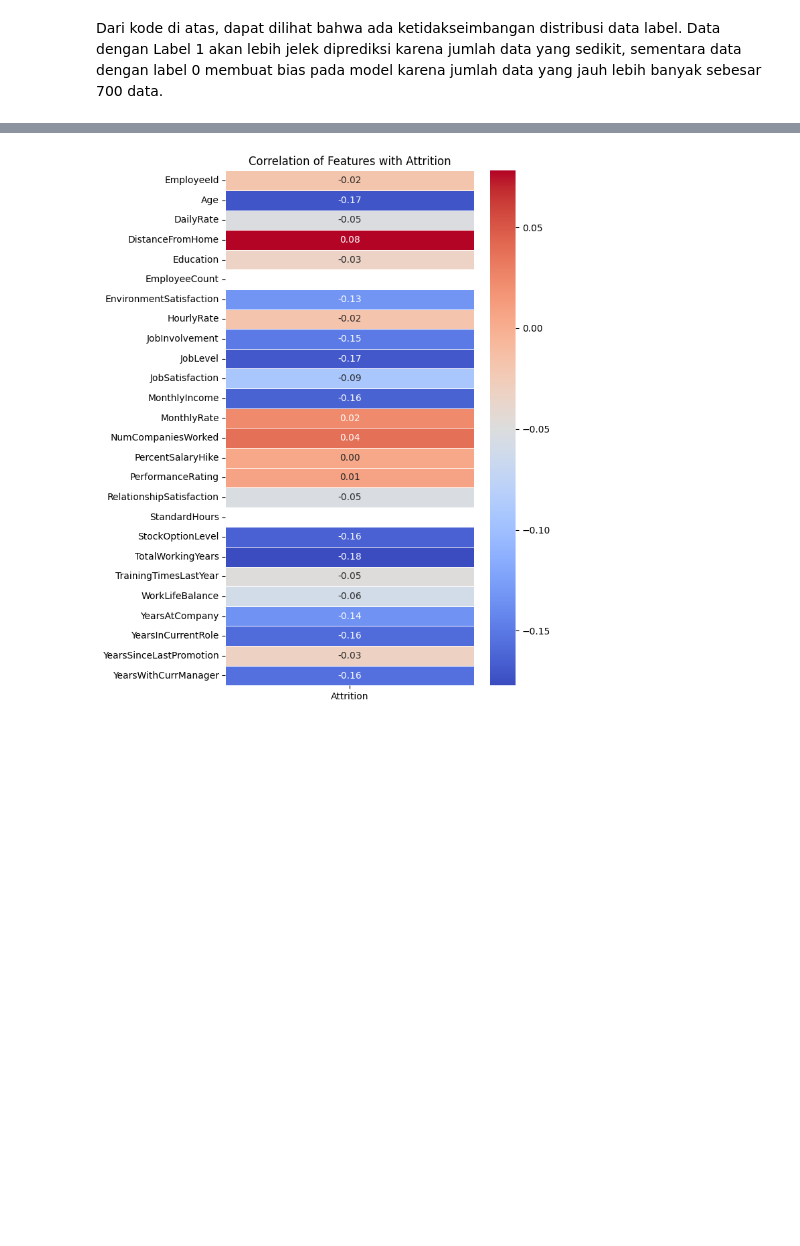
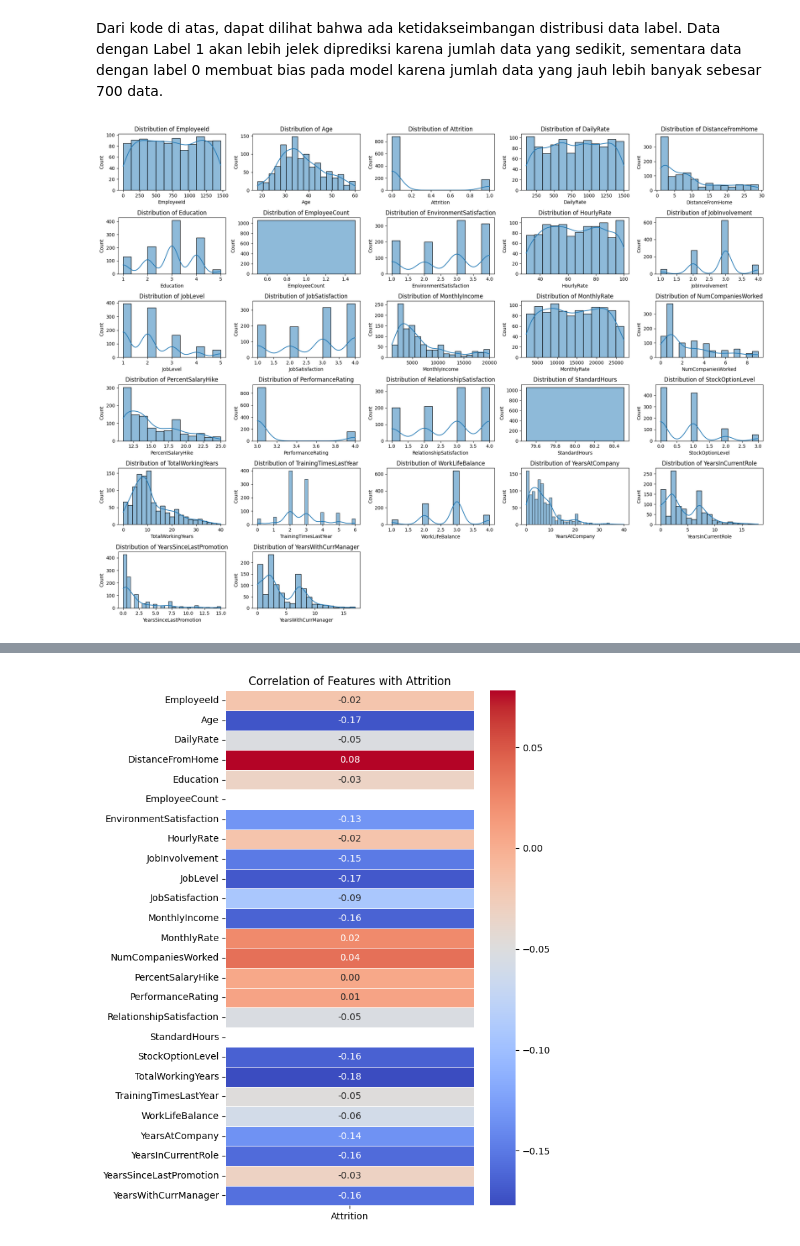
Before and after one commit to steven-fo/Belajar-Penerapan-Data-Science, a Jupyter notebook: project/human-resource/notebook.ipynb, the cells around one changed output, grey strips where cells are left out. Drawn from its saved outputs; the diff is of its cells as text; code cells hidden in the pictures; blank space fills up the shorter version.

```diff
--- a/project/human-resource/notebook.ipynb
+++ b/project/human-resource/notebook.ipynb
@@ -106,3 +106,15 @@ Attrition
 Name: count, dtype: int64
 # %% [markdown]
 Dari kode di atas, dapat dilihat bahwa ada ketidakseimbangan distribusi data label. Data dengan Label 1 akan lebih jelek diprediksi karena jumlah data yang sedikit, sementara data dengan label 0 membuat bias pada model karena jumlah data yang jauh lebih banyak sebesar 700 data.
+# %%
+numeric_features = df.select_dtypes(include=['int64', 'float64']).columns
+plt.figure(figsize=(20, 15))
+
+for i, feature in enumerate(numeric_features):
+    plt.subplot(6, 5, i+1)
+    sns.histplot(df[feature], kde=True)
+    plt.title(f'Distribution of {feature}')
+    plt.tight_layout()
+plt.show()
+# %% [output]
+[figure, added]
```
Also changed, not shown: parts of 4 cells of this notebook.
